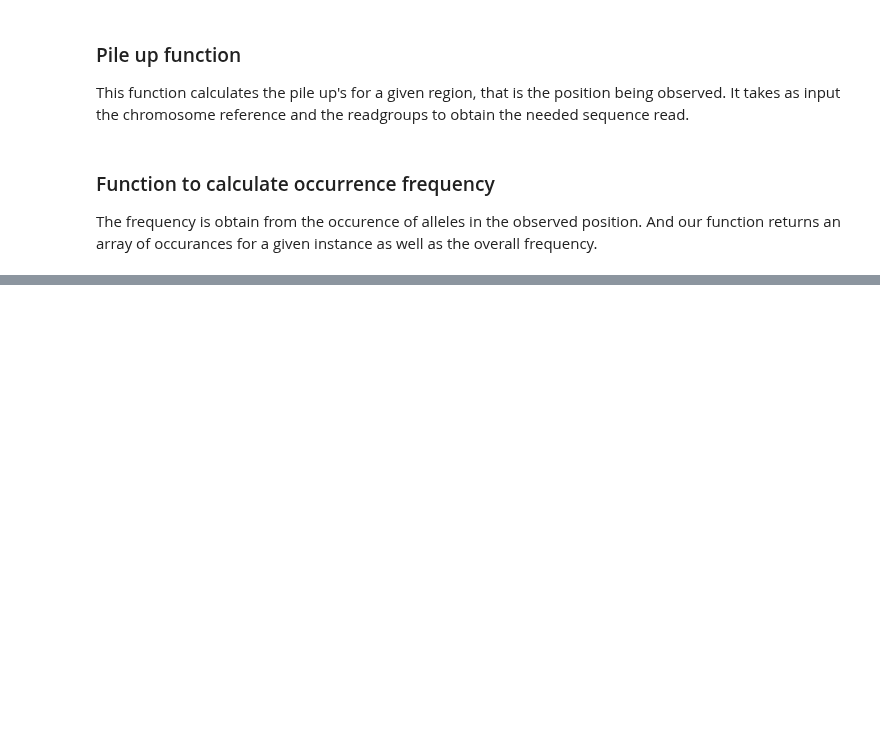
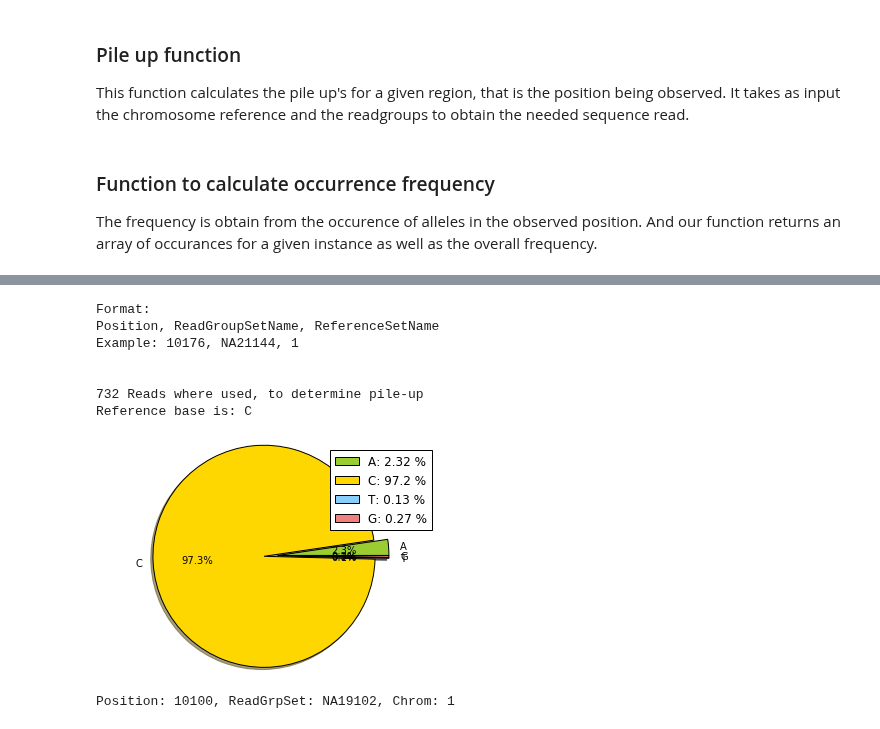
Before and after one commit to BD2KGenomics/bioapi-examples, a Jupyter notebook: python_notebooks/pileup.ipynb, the cells around one changed output, grey strips where cells are left out. Drawn from its saved outputs; the diff is of its cells as text; code cells hidden in the pictures; blank space fills up the shorter version.

```diff
--- a/python_notebooks/pileup.ipynb
+++ b/python_notebooks/pileup.ipynb
@@ -48,8 +49,6 @@ for variantSet in c.searchVariantSets(datasetId=dataset.id):
         release = variantSet
     else:
         functional = variantSet
-# %%
-chr1 = filter(lambda x: x.name == "1", references)[0]
 # %%
 def GetReadsForName(Name):
     Name = str(Name)
@@ -154,7 +155,7 @@ def Calc_Freq(Test):
 def Variant_Comp(Position, ReadGroupSetName, Chromo):
     RdGrp = GetReadsForName(ReadGroupSetName)
     Chrom = contig.get(Chromo, None)
-    if (Chrom != None) and type(RdGrp != str) :
+    if (Chrom != None) and type(RdGrp) != (str) :
         base = c.listReferenceBases(Chrom, start = Position, end = Position+1)
         var = pileUp(Chrom, Position, ReadGroupSetName)
         return (str(base), var)
@@ -196,0 +192,35 @@ plt.show()
+# %%
+def Widget():
+    from ipywidgets import widgets
+    from ipywidgets import interact
+    from IPython.display import display
+
+    text = widgets.Text()
+
+    display(text)
+
+    button = widgets.Button(description="Submit")
+    display(button)
+
+    def Submit(sender):
+        Pos, RgSetNm, Chrom = text.value.split(', ')
+        plot_vars(Pos, RgSetNm, Chrom)
+        print "Position: {}, ReadGrpSet: {}, Chrom: {}".format(Pos, RgSetNm, Chrom)
+
+    def button_clicked(b):
+        Submit(b)
+
+    button.on_click(button_clicked)
+# %%
+print "Format:\nPosition, ReadGroupSetName, ReferenceSetName\nExample: 10176, NA21144, 1\n"
+Widget()
+# %% [output]
+Format:
+Position, ReadGroupSetName, ReferenceSetName
+Example: 10176, NA21144, 1
+
+
+732 Reads where used, to determine pile-up
+Reference base is: C
+[figure, added]
+Position: 10100, ReadGrpSet: NA19102, Chrom: 1
```
Also changed, not shown: parts of 11 cells of this notebook, 1 other file.
